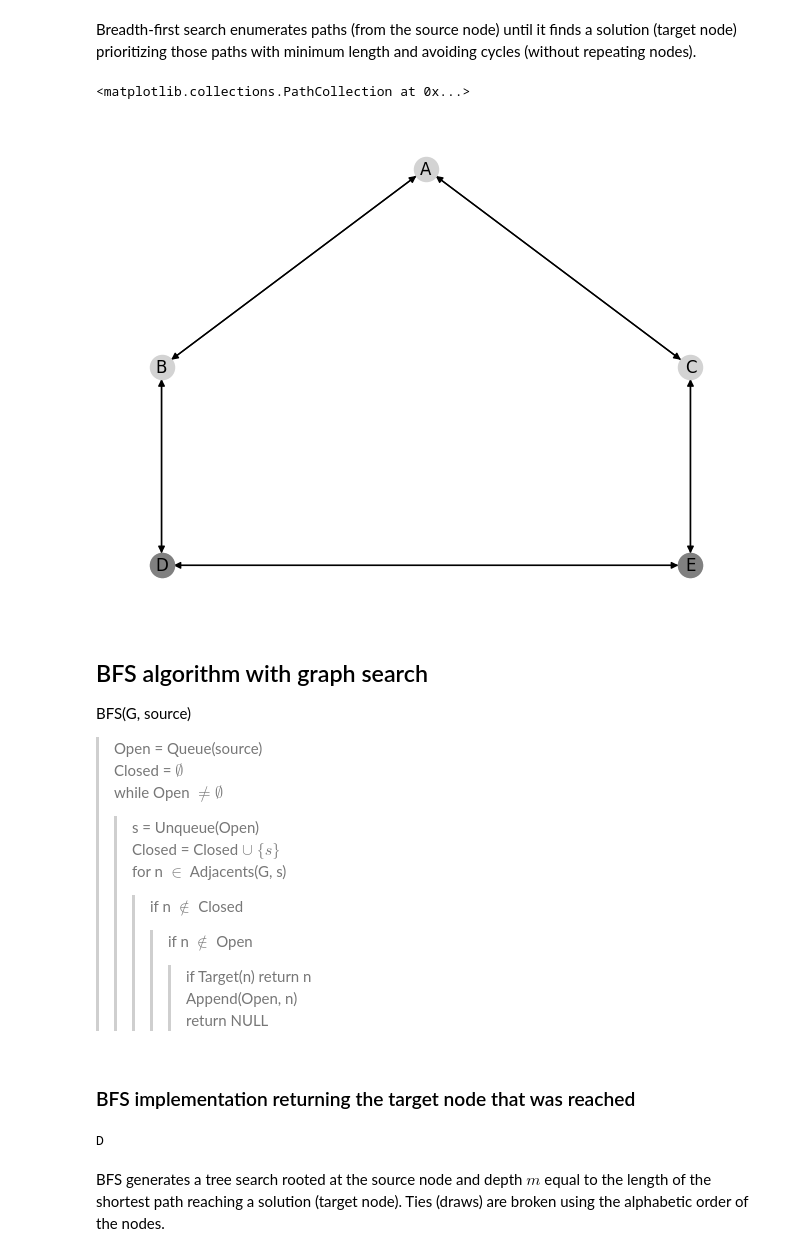
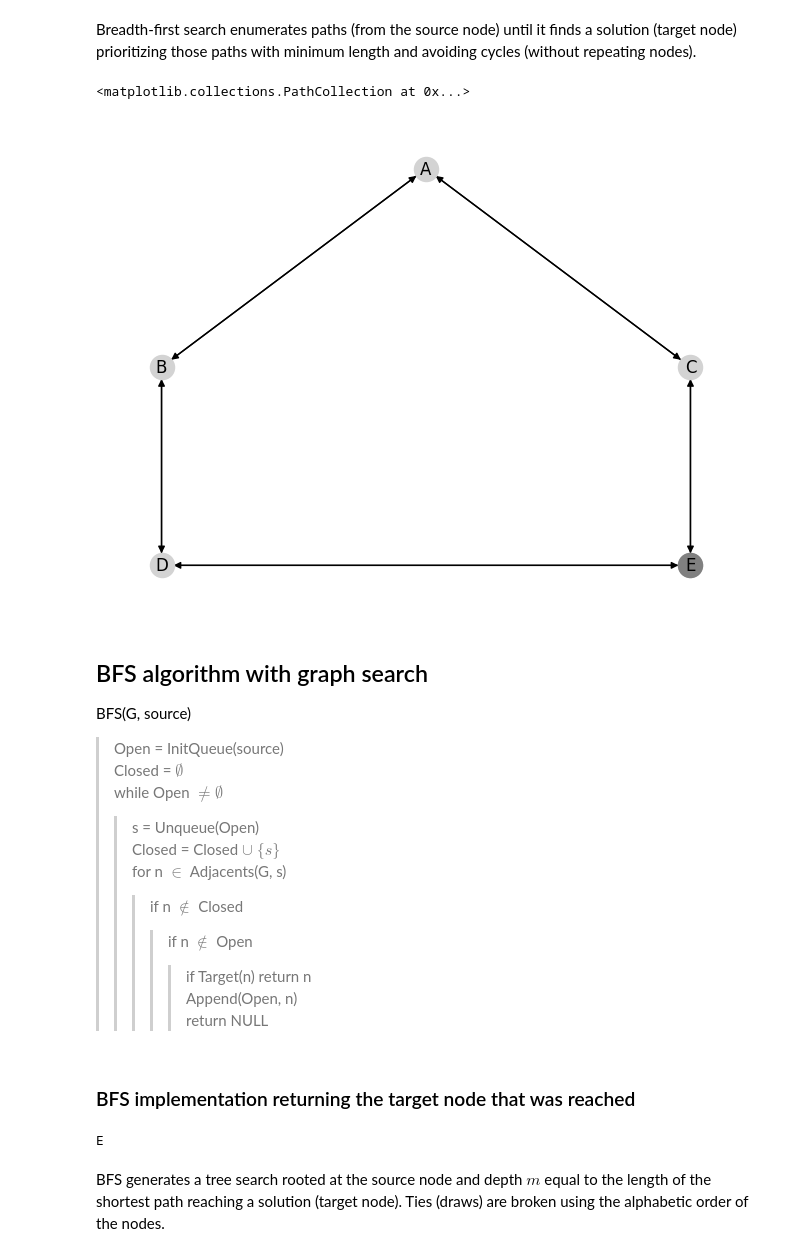
Before and after one commit to jorcisai/SIN, a Jupyter notebook: block1/search/Breadth First Search (BFS)/bfs.ipynb, the cells around one changed output. Cells and saved outputs as stored; diff of their text form; code cells hidden in the pictures.

```diff
--- a/block1/search/Breadth First Search (BFS)/bfs.ipynb
+++ b/block1/search/Breadth First Search (BFS)/bfs.ipynb
@@ -5,23 +5,22 @@ Breadth-first search enumerates paths (from the source node) until it finds a so
 # %%
 import networkx as nx
 # G is a graph represented as an adjancency list.
 # G is a hash table (dictionary) with each node as a key, and value, the list of adjacent nodes
 G={'A':['B','C'],'B':['A','D'],'C':['A','E'],'D':['B','E'],'E':['C','D']}
 source='A'
-Target=['D','E']
+Target=['E']
 nxG=nx.DiGraph(G)
-#pos_nodes = nx.nx_agraph.pygraphviz_layout(nxG,prog='dot',root=source)
 pos_nodes = {'A': (20, 300), 'B': (10, 200), 'C': (30, 200), 'D': (10, 100), 'E': (30, 100)}
 nx.draw(nxG,pos=pos_nodes, with_labels=True, node_color="lightgray")
 nx.draw_networkx_nodes(G,pos=pos_nodes, nodelist=Target, node_color='gray')
 # %% [output]
 <matplotlib.collections.PathCollection at 0x...>
-[figure, old version]
+[figure, new version]
 # %% [markdown]
 
 ## BFS algorithm with graph search
 BFS(G, source)
-> Open = Queue(source)
+> Open = InitQueue(source)
 > Closed = $\emptyset$
 > while Open $\neq \emptyset$
 >> s = Unqueue(Open)
@@ -62,7 +61,7 @@ def bfs(G, source, Target):
 
 print(bfs(G,source,Target))
 # %% [output]
-D
+E
 # %% [markdown]
 BFS generates a tree search rooted at the source node and depth $m$ equal to the length of the shortest path reaching a solution (target node). Ties (draws) are broken using the alphabetic order of the nodes.
 # %% [markdown]
```
Also changed, not shown: parts of 1 cell of this notebook, 2 other files.
